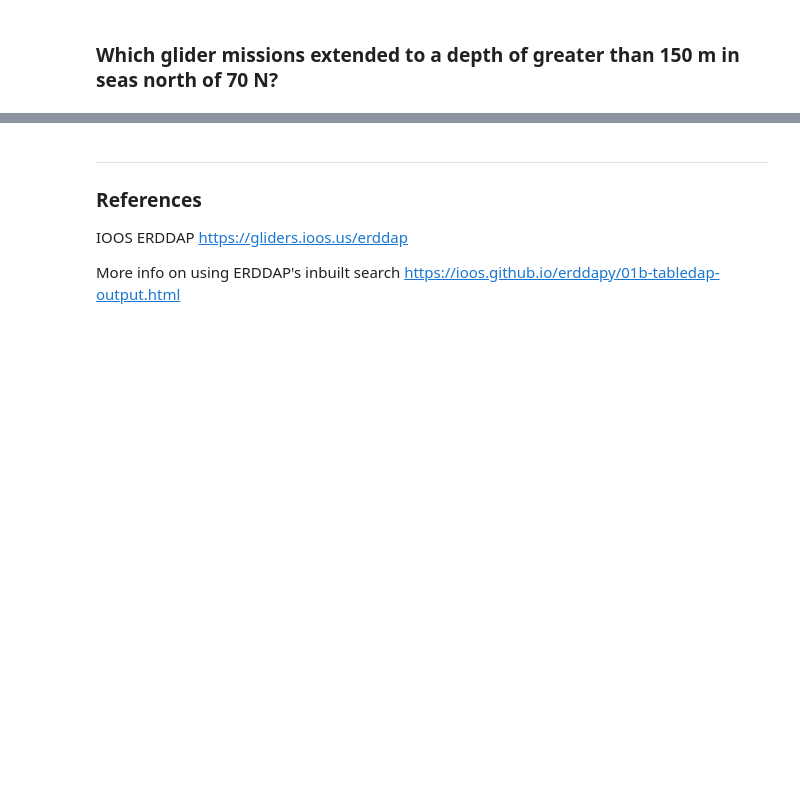
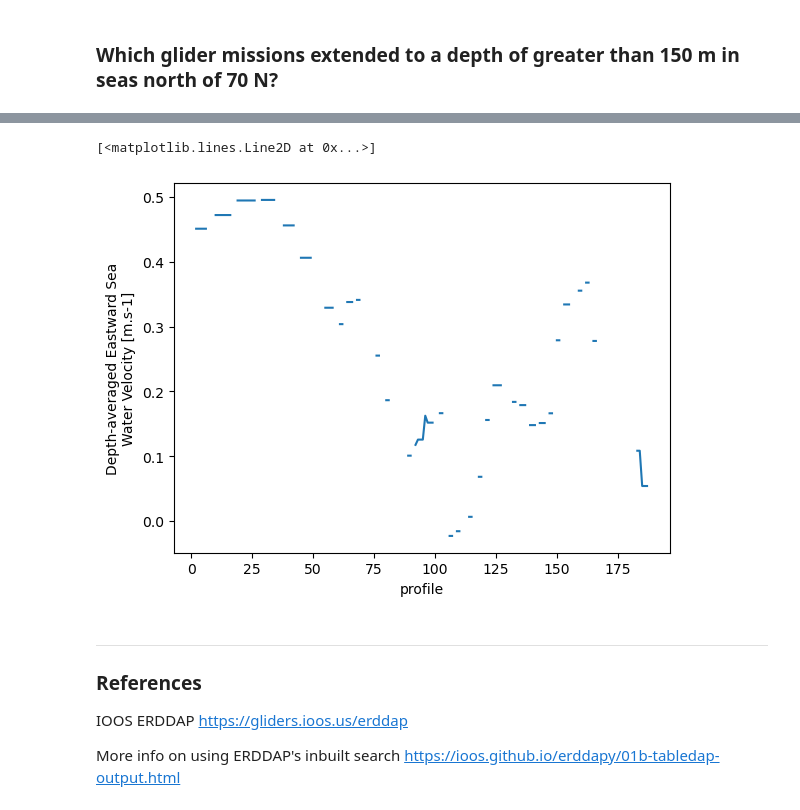
Before and after one commit to voto-ocean-knowledge/goos-erddap-demo, a Jupyter notebook: 01_search_and_filter.ipynb, the cells around one changed output, grey strips where cells are left out. Cells and saved outputs as stored; diff of their text form; code cells hidden in the pictures; blank space fills up the shorter version.

Commit message:
extra search of sensors server

```diff
--- a/01_search_and_filter.ipynb
+++ b/01_search_and_filter.ipynb
@@ -173,6 +177,20 @@ df_datasets[mask]
 | datasetID |  |  |  |  |  | ... |
 | cp_389-20161011T2040-delayed | OOI Coastal & Global Scale Nodes ... | -71.175203 | -47.003674 | 39.331109 | 84.001959 | ... |
 | unit_595-20180804T0000-delayed | University of Alaska Fairbanks, C... | -168.901621 | -155.397927 | 67.835807 | 71.753266 | ... |
+# %%
+e = ERDDAP(
+    server="https://gliders.ioos.us/erddap",
+    protocol="tabledap",
+)
+e.constraints = {"time>=": "2018-09-20"}
+
+e.dataset_id = "unit_595-20180804T0000-delayed"
+ds = e.to_xarray()
+# %%
+ds.u.plot()
+# %% [output]
+[<matplotlib.lines.Line2D at 0x...>]
+[figure, added]
 # %% [markdown]
 ---------------------------
 ### References
```
Also changed, not shown: parts of 4 cells of this notebook.
